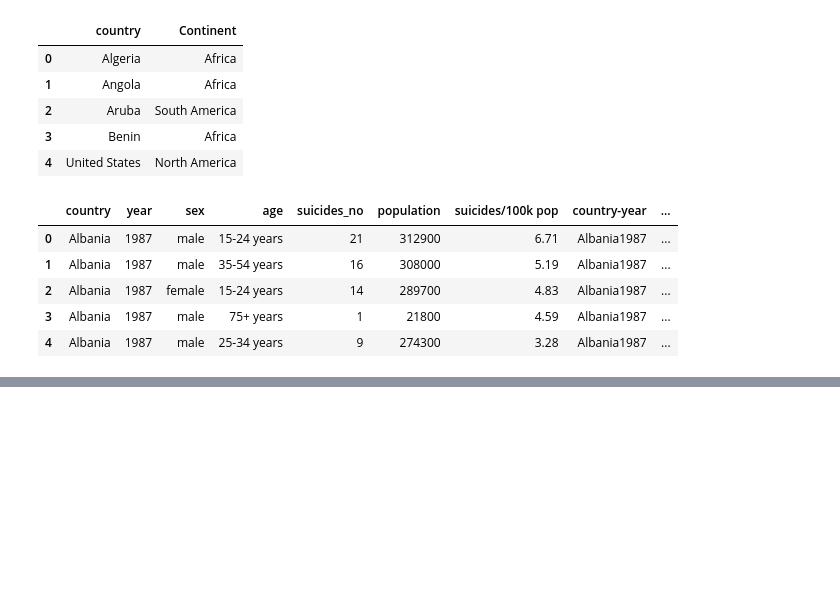
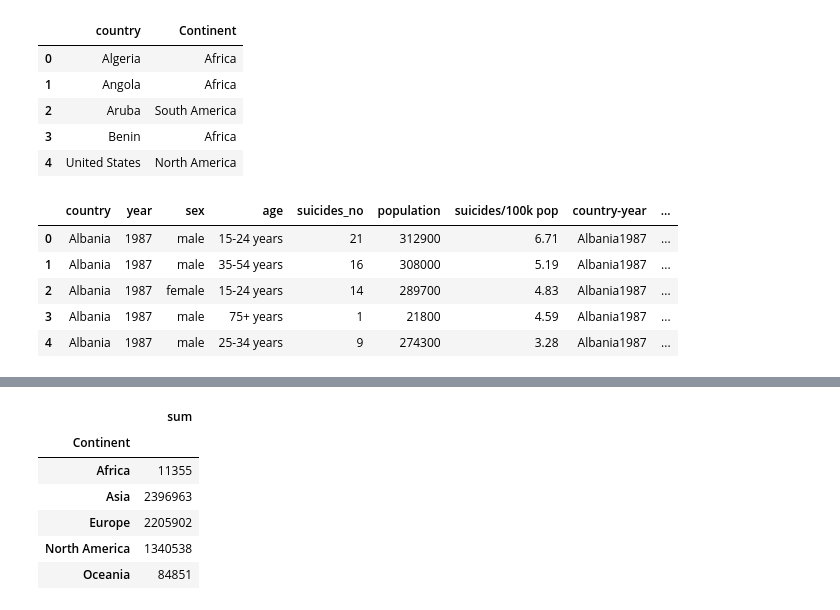
Before and after one commit to mguner-data/Global_Suicide_Data_Analysis, a Jupyter notebook: shanker_project_1.ipynb, the cells around one changed output, grey strips where cells are left out. Cells and saved outputs as stored; diff of their text form; code cells hidden in the pictures; blank space fills up the shorter version.

```diff
--- a/shanker_project_1.ipynb
+++ b/shanker_project_1.ipynb
@@ -53,0 +75,13 @@ AttributeError: 'NoneType' object has no attribute 'pop'
+# %%
+# year_counts = merged_suicide_df.groupby(['Continent', 'country'])['suicides_no'].agg(['sum'])
+suicide_by_continent = merged_suicide_df.groupby('Continent')['suicides_no'].agg(['sum'])
+
+suicide_by_continent.head()
+# %% [output]
+|  | sum |
+| Continent |  |
+| Africa | 11355 |
+| Asia | 2396963 |
+| Europe | 2205902 |
+| North America | 1340538 |
+| Oceania | 84851 |
```
Also changed, not shown: parts of 6 cells of this notebook.
